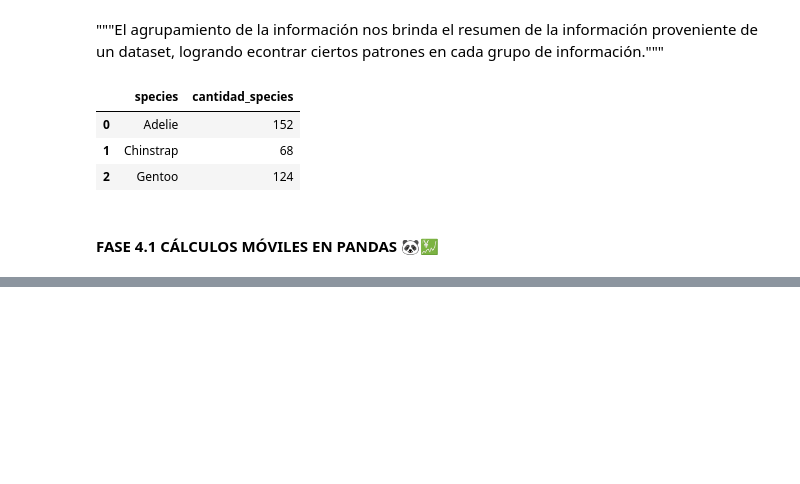
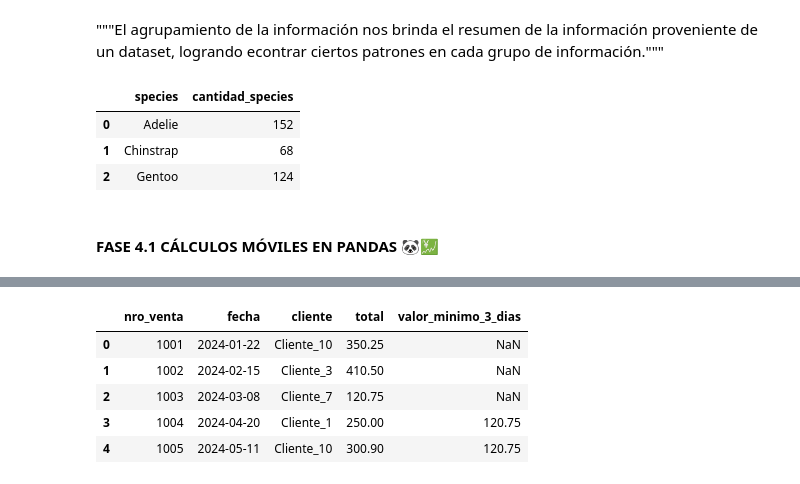
Before and after one commit to BrayanR03/Fundamentos-Pandas-y-Polars, a Jupyter notebook: pandas/06_manipulacion_datos_pandas.ipynb, the cells around one changed output, grey strips where cells are left out. Saved outputs shown, nothing was run; the diff lists cells and outputs as text; code cells hidden in the pictures; blank space fills up the shorter version.

```diff
--- a/pandas/06_manipulacion_datos_pandas.ipynb
+++ b/pandas/06_manipulacion_datos_pandas.ipynb
@@ -686,3 +686,96 @@ filas hacia atrás, mediante la función .rolling()
 
         ### 🧠 Cuando realizamos el cálculo móvil a una columna, Pandas siempre incluirá la fila actual.
 """
+### 💹 USAREMOS EL SIGUIENTE DATASET DE EJEMPLO (FORMATO .json):
+import json
+with open("../datasets/ventas.json","r") as file:
+    data_json = json.load(file)
+df_ventas = pd.DataFrame(data=data_json["ventas"])
+# df_ventas.head()
+# %%
+### 💡 EJEMPLO 1: CÁLCULO MÓVIL ➡️ VENTAS ACUMULATIVAS (SUMA ACUMULADA SIN PARTICIONES)
+df_ventas_acumuladas = df_ventas.copy()
+df_ventas_acumuladas["ventas_acumuladas"] = df_ventas_acumuladas["total"].cumsum() ##⬅️ Usamos .cumsum()
+# df_ventas_acumuladas.tail()
+
+### 💡 EJEMPLO 2: CÁLCULO MÓVIL ➡️ VENTAS ACUMULATIVAS (SUMA ACUMULADA CADA 3 DIAS) (✅ INCLUYE FILA ACTUAL)
+df_ventas_acumuladas_3_dias = df_ventas.copy()
+df_ventas_acumuladas_3_dias["ventas_acumuladas"] = df_ventas_acumuladas_3_dias["total"].rolling(window=3).sum() ## ⬅️.rolling()
+####💡 Los Valores NaN no permiten realizar sumatorias por 1 o 2 valores, deben ser 3 (✅ Incluye la fiLa actual - ❌No particionamos).
+# df_ventas_acumuladas_3_dias.head(6)
+
+### 💡 EJEMPLO 3: CÁLCULO MÓVIL ➡️ VENTAS ACUMULATIVAS (SUMA ACUMULADA CADA 3 DIAS) ✅ (❌ NO INCLUYE FILA ACTUAL)
+df_ventas_acumuladas_3_dias_sin_fila_actual = df_ventas.copy()
+df_ventas_acumuladas_3_dias_sin_fila_actual["ventas_acumuladas"] = df_ventas_acumuladas_3_dias_sin_fila_actual["total"].shift(1).rolling(
+                                                                   window=3).sum() ## ⬅️.rolling()
+####💡 Los Valores NaN no permiten realizar sumatorias por 1 o 2 valores, deben ser 3 (❌ No incluye la fiLa actual - ❌No particionamos).
+# df_ventas_acumuladas_3_dias_sin_fila_actual.head(7)
+
+### 💡 EJEMPLO 4: CÁLCULO MÓVIL ➡️ VENTAS ACUMULATIVAS (SUMA ACUMULADA CON PARTICIONES)
+df_ventas_acumuladas_particiones = df_ventas.sort_values(by="cliente").copy() ## ⬅️ Ordenamos antes de particionar
+# df_ventas_acumuladas_particiones.head()
+df_ventas_acumuladas_particiones["ventas_acumuladas"] = df_ventas_acumuladas_particiones.groupby("cliente")["total"].cumsum()
+# df_ventas_acumuladas_particiones.head() ## ✅ .group_by() permite el particionamiento y reinicia el acumulado por cada cliente.
+
+#=======================================================================================================================================
+
+### 💡 EJEMPLO 5: CÁLCULO MÓVIL ➡️ PROMEDIO MÓVIL (PROMEDIO CADA 3 DÍAS) (✅ INCLUYE FILA ACTUAL)
+df_ventas_promedio_3_dias = df_ventas.copy()
+# df_ventas_promedio_3_dias.head()
+df_ventas_promedio_3_dias["promedio_ventas_3_dias"] = df_ventas_promedio_3_dias["total"].rolling(
+                                                      window=3).mean().reset_index(drop=True,level=0)
+####💡 Los Valores NaN no permiten calcular el promedio por 1 o 2 valores, deben ser 3 (✅ Incluye la fiLa actual - ❌No particionamos).
+# df_ventas_promedio_3_dias.head()
+
+
+### 💡 EJEMPLO 6: CÁLCULO MÓVIL ➡️ PROMEDIO MÓVIL (PROMEDIO CADA 3 DÍAS) (❌ NO INCLUYE FILA ACTUAL)
+df_ventas_promedio_3_dias_sin_fila_actual = df_ventas.copy()
+# df_ventas_promedio_3_dias_sin_fila_actual.head()
+df_ventas_promedio_3_dias_sin_fila_actual["promedio_ventas_3_dias"] = df_ventas_promedio_3_dias_sin_fila_actual["total"].shift(1).rolling(
+                                                      window=3).mean().reset_index(drop=True,level=0)
+####💡 Los Valores NaN no permiten calcular el promedio por 1 o 2 valores, deben ser 3 (❌ No incluye la fiLa actual - ❌No particionamos).
+# df_ventas_promedio_3_dias_sin_fila_actual.head()
+
+
+#=======================================================================================================================================
+
+### 💡 EJEMPLO 7: CÁLCULO MÓVIL ➡️ MÁXIMO MÓVIL (VALOR MÁXIMO CADA 3 DÍAS) (✅ INCLUYE FILA ACTUAL)
+df_ventas_maximo_3_dias = df_ventas.copy()
+# df_ventas_maximo_3_dias.head()
+df_ventas_maximo_3_dias["valor_maximo_3_dias"] = df_ventas_maximo_3_dias["total"].rolling(
+                                                      window=3).max().reset_index(drop=True,level=0)
+####💡 Los Valores NaN no permiten calcular el promedio por 1 o 2 valores, deben ser 3 (✅ Incluye la fiLa actual - ❌No particionamos).
+# df_ventas_maximo_3_dias.head()
+
+### 💡 EJEMPLO 8: CÁLCULO MÓVIL ➡️ MÁXIMO MÓVIL (VALOR MÁXIMO CADA 3 DÍAS) (❌ NO INCLUYE FILA ACTUAL)
+df_ventas_maximo_3_dias_sin_fila_actual = df_ventas.copy()
+# df_ventas_maximo_3_dias_sin_fila_actual.head()
+df_ventas_maximo_3_dias_sin_fila_actual["valor_maximo_3_dias"] = df_ventas_maximo_3_dias_sin_fila_actual["total"].shift(1).rolling(
+                                                      window=3).max().reset_index(drop=True,level=0)
+####💡 Los Valores NaN no permiten calcular el promedio por 1 o 2 valores, deben ser 3 (❌ No incluye la fiLa actual - ❌No particionamos).
+df_ventas_maximo_3_dias_sin_fila_actual.head()
+
+#=======================================================================================================================================
+
+### 💡 EJEMPLO 9: CÁLCULO MÓVIL ➡️ MÍNIMO MÓVIL (VALOR MÍNIMO CADA 3 DÍAS) (✅ INCLUYE FILA ACTUAL)
+df_ventas_minimo_3_dias = df_ventas.copy()
+# df_ventas_minimo_3_dias.head()
+df_ventas_minimo_3_dias["valor_minimo_3_dias"] = df_ventas_minimo_3_dias["total"].rolling(
+                                                      window=3).min().reset_index(drop=True,level=0)
+####💡 Los Valores NaN no permiten calcular el promedio por 1 o 2 valores, deben ser 3 (✅ Incluye la fiLa actual - ❌No particionamos).
+# df_ventas_minimo_3_dias.head()
+
+### 💡 EJEMPLO 10: CÁLCULO MÓVIL ➡️ MÍNIMO MÓVIL (VALOR MÍNIMO CADA 3 DÍAS) (❌ NO INCLUYE FILA ACTUAL)
+df_ventas_minimo_3_dias_sin_fila_actual = df_ventas.copy()
+# df_ventas_minimo_3_dias_sin_fila_actual.head()
+df_ventas_minimo_3_dias_sin_fila_actual["valor_minimo_3_dias"] = df_ventas_minimo_3_dias_sin_fila_actual["total"].shift(1).rolling(
+                                                      window=3).min().reset_index(drop=True,level=0)
+####💡 Los Valores NaN no permiten calcular el promedio por 1 o 2 valores, deben ser 3 (❌ No incluye la fiLa actual - ❌No particionamos).
+df_ventas_minimo_3_dias_sin_fila_actual.head()
+# %% [output]
+|  | nro_venta | fecha | cliente | total | valor_minimo_3_dias |
+| 0 | 1001 | 2024-01-22 | Cliente_10 | 350.25 | NaN |
+| 1 | 1002 | 2024-02-15 | Cliente_3 | 410.50 | NaN |
+| 2 | 1003 | 2024-03-08 | Cliente_7 | 120.75 | NaN |
+| 3 | 1004 | 2024-04-20 | Cliente_1 | 250.00 | 120.75 |
+| 4 | 1005 | 2024-05-11 | Cliente_10 | 300.90 | 120.75 |
```
Also changed, not shown: parts of 1 cell of this notebook, 1 other file.
